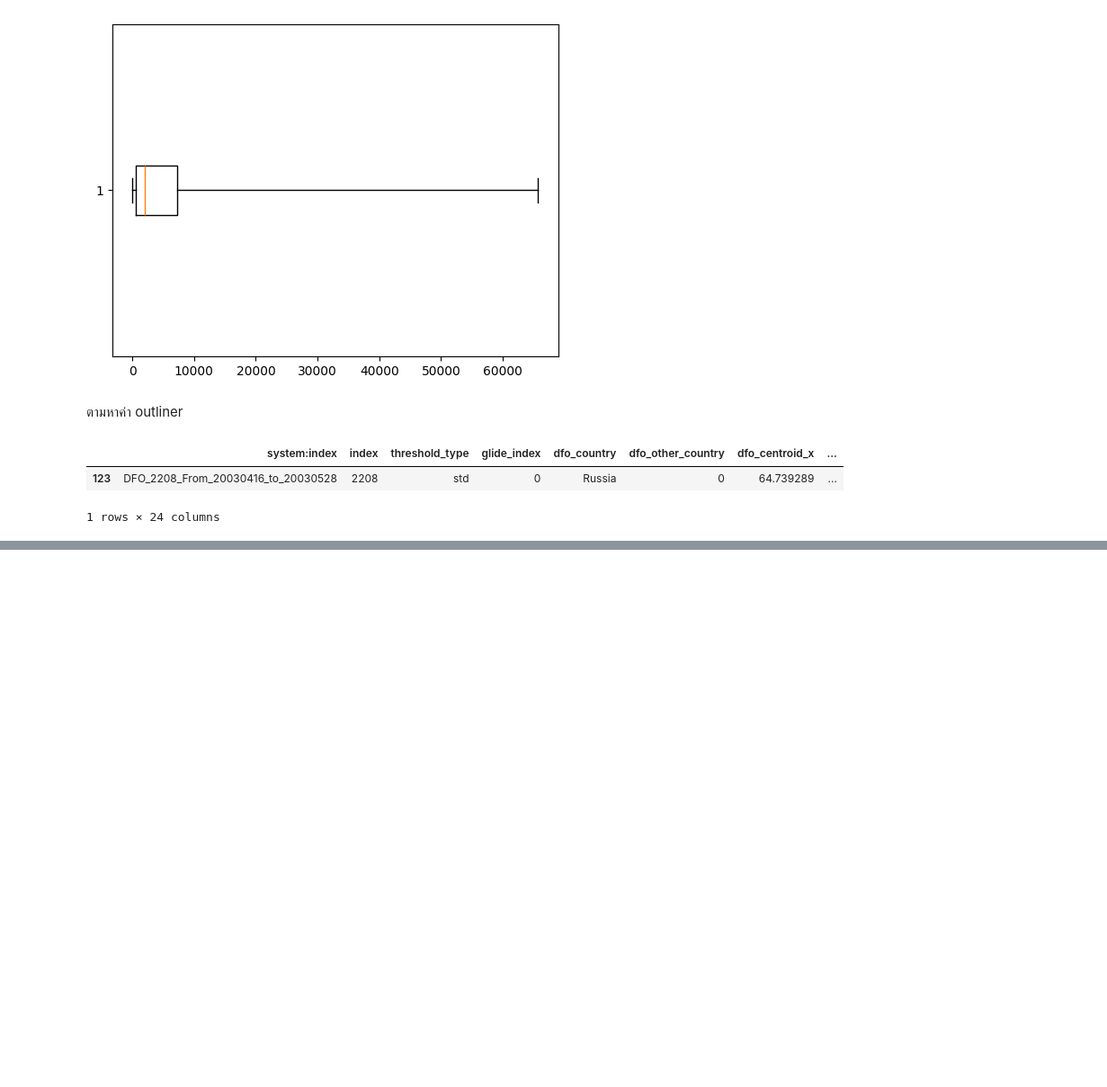
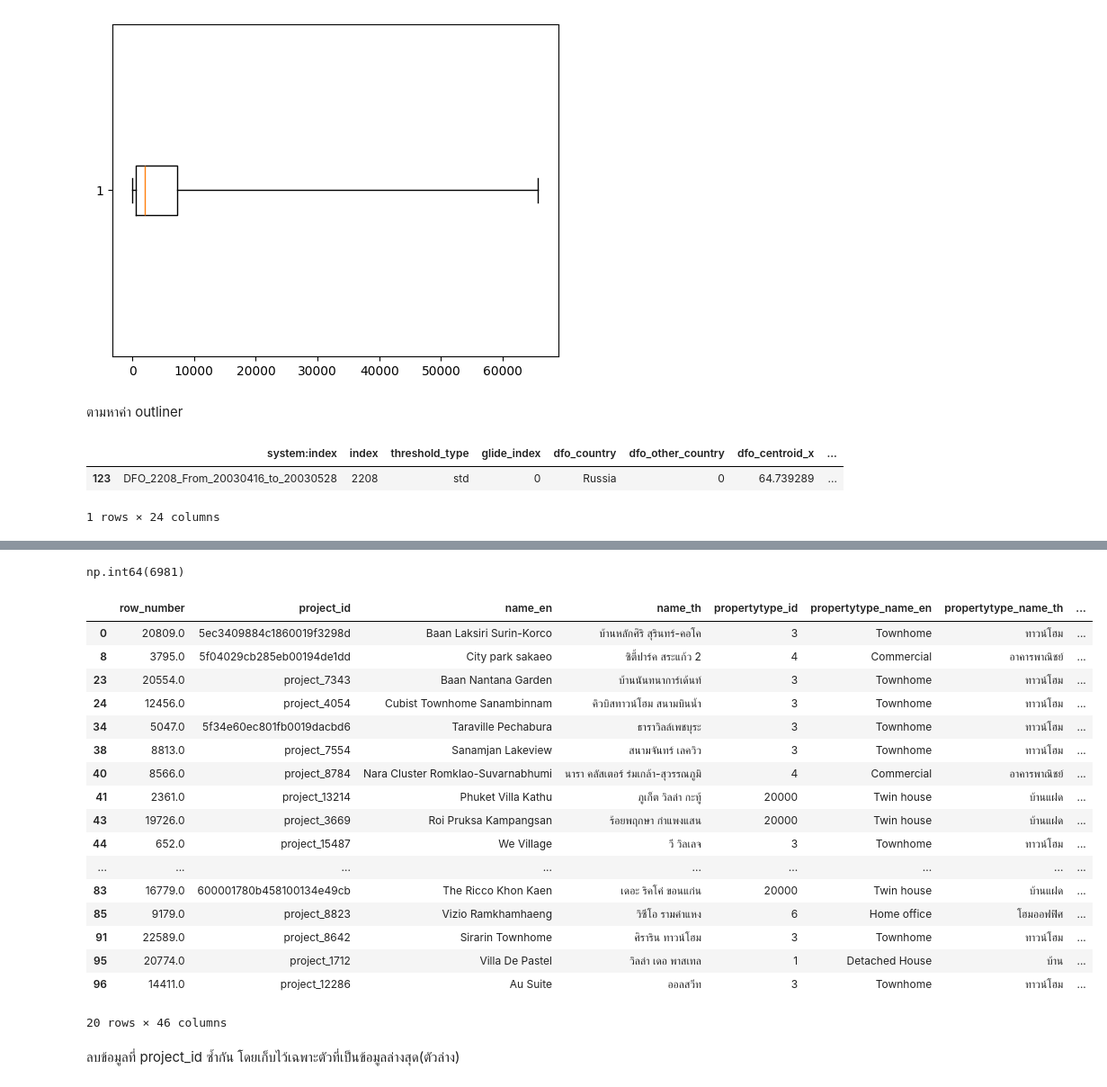
Before and after one commit to Pornphankub/BSC_DPDM2025, a Jupyter notebook: Ch3_Data_Preprocessing.ipynb, the cells around one changed output, grey strips where cells are left out. Shown: that part at 90% size. Drawn from its saved outputs; the diff is of its cells as text; code cells hidden in the pictures; blank space fills up the shorter version.

Commit message:
Data Integration X + HW3

```diff
--- a/Ch3_Data_Preprocessing.ipynb
+++ b/Ch3_Data_Preprocessing.ipynb
@@ -395,0 +400,3 @@ df[df['gfd_area'] == outputbox['fliers'][0].get_xdata()[0]]
+# %%
+project_df = pd.read_csv('/content/drive/MyDrive/BSC_DPDM2025_student/Data/Copy of opendata_project-2.csv')
+project_df.head()
@@ -395,0 +432,3 @@ df[df['gfd_area'] == outputbox['fliers'][0].get_xdata()[0]]
+# %%
+unit_df = pd.read_csv('/content/drive/MyDrive/BSC_DPDM2025_student/Data/Copy of opendata_project-2.csv')
+unit_df.head()
@@ -395,0 +470,2 @@ df[df['gfd_area'] == outputbox['fliers'][0].get_xdata()[0]]
+# %%
+unit_df['project_id'].map(project_df.set_index('project_id')['name_th'])
@@ -395,0 +495,28 @@ df[df['gfd_area'] == outputbox['fliers'][0].get_xdata()[0]]
+# %%
+project_df.duplicated(subset=['project_id'],keep=False).sum()
+# %% [output]
+np.int64(6981)
+# %%
+project_df[project_df.duplicated(subset=['project_id'],keep=False)].head(20)
+# %% [output]
+|  | row_number | project_id | name_en | name_th | propertytype_id | propertytype_name_en | propertytype_name_th | ... |
+| 0 | 20809.0 | 5ec3409884c1860019f3298d | Baan Laksiri Surin-Korco | บ้านหลักศิริ สุรินทร์-คอโค | 3 | Townhome | ทาวน์โฮม | ... |
+| 8 | 3795.0 | 5f04029cb285eb00194de1dd | City park sakaeo | ซิตี้ปาร์ค สระแก้ว 2 | 4 | Commercial | อาคารพาณิชย์ | ... |
+| 23 | 20554.0 | project_7343 | Baan Nantana Garden | บ้านนันทนาการ์เด้นท์ | 3 | Townhome | ทาวน์โฮม | ... |
+| 24 | 12456.0 | project_4054 | Cubist Townhome Sanambinnam | คิวบิสทาวน์โฮม สนามบินน้ำ | 3 | Townhome | ทาวน์โฮม | ... |
+| 34 | 5047.0 | 5f34e60ec801fb0019dacbd6 | Taraville Pechabura | ธาราวิลล์เพชบุระ | 3 | Townhome | ทาวน์โฮม | ... |
+| 38 | 8813.0 | project_7554 | Sanamjan Lakeview | สนามจันทร์ เลควิว | 3 | Townhome | ทาวน์โฮม | ... |
+| 40 | 8566.0 | project_8784 | Nara Cluster Romklao-Suvarnabhumi | นารา คลัสเตอร์ ร่มเกล้า-สุวรรณภูมิ | 4 | Commercial | อาคารพาณิชย์ | ... |
+| 41 | 2361.0 | project_13214 | Phuket Villa Kathu | ภูเก็ต วิลล่า กะทู้ | 20000 | Twin house | บ้านแฝด | ... |
+| 43 | 19726.0 | project_3669 | Roi Pruksa Kampangsan | ร้อยพฤกษา กำแพงแสน | 20000 | Twin house | บ้านแฝด | ... |
+| 44 | 652.0 | project_15487 | We Village | วี วิลเลจ | 3 | Townhome | ทาวน์โฮม | ... |
+| ... | ... | ... | ... | ... | ... | ... | ... | ... |
+| 83 | 16779.0 | 600001780b458100134e49cb | The Ricco Khon Kaen | เดอะ ริคโค่ ขอนแก่น | 20000 | Twin house | บ้านแฝด | ... |
+| 85 | 9179.0 | project_8823 | Vizio Ramkhamhaeng | วิซีโอ รามคำแหง | 6 | Home office | โฮมออฟฟิศ | ... |
+| 91 | 22589.0 | project_8642 | Sirarin Townhome | ศิราริน ทาวน์โฮม | 3 | Townhome | ทาวน์โฮม | ... |
+| 95 | 20774.0 | project_1712 | Villa De Pastel | วิลล่า เดอ พาสเทล | 1 | Detached House | บ้าน | ... |
+| 96 | 14411.0 | project_12286 | Au Suite | ออลสวีท | 3 | Townhome | ทาวน์โฮม | ... |
+20 rows × 46 columns
+# %% [markdown]
+ลบข้อมูลที่ project_id ซ้ำกัน
+โดยเก็บไว้เฉพาะตัวที่เป็นข้อมูลล่างสุด(ตัวล่าง)
```
Also changed, not shown: parts of 24 cells of this notebook.
